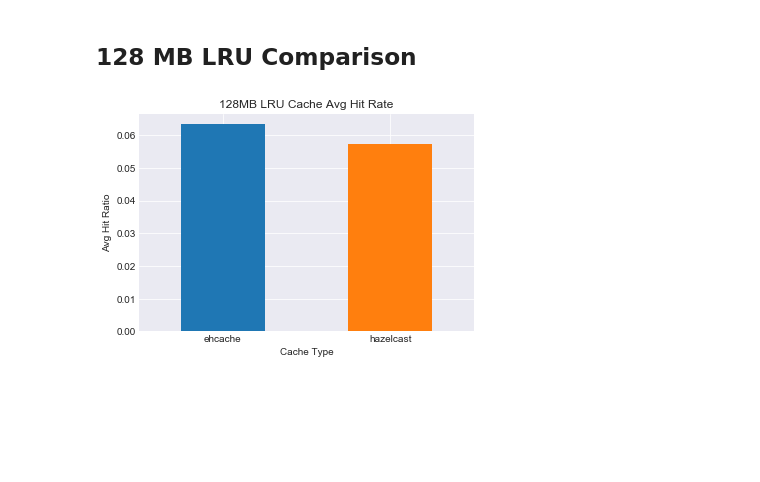
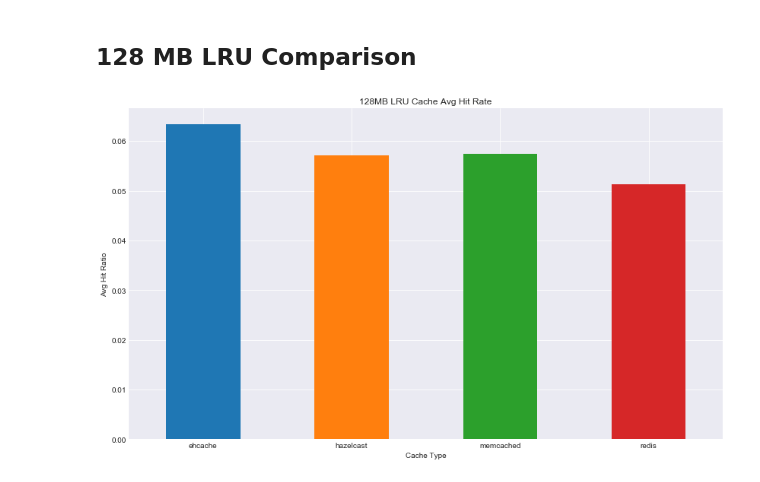
Before and after one commit to 1carew1/cachingrest_data_investigation, a Jupyter notebook: Cachingrest_Data_Investigation.ipynb, the cells around one changed output. Drawn from its saved outputs; the diff is of its cells as text; code cells hidden in the pictures; blank space fills up the shorter version.

Commit message:
Adding method to plot avg hit ratio

```diff
--- a/Cachingrest_Data_Investigation.ipynb
+++ b/Cachingrest_Data_Investigation.ipynb
@@ -45,6 +56,12 @@ class MainCacheAnalyseData:
         self.cache_initial_content_per_batch = cache_initial_content_per_batch
         self.cache_performance_per_batch = cache_performance_per_batch
         self.cache_remainder_per_batch = cache_remainder_per_batch
+    def __iter__(self):
+        yield 'batch_ids', self.batch_ids
+        yield 'cache_performance_metrics', self.cache_performance_metrics
+        yield 'cache_initial_content_per_batch', self.cache_initial_content_per_batch
+        yield 'cache_performance_per_batch', self.cache_performance_per_batch
+        yield 'cache_remainder_per_batch', self.cache_remainder_per_batch
 # %% [markdown]
 ### Constants
 # %%
@@ -167,4 +184,5 @@ def crunch_the_data(cache_type, cache_size_mb, eviction_policy):
     main_analyse_data = MainCacheAnalyseData(batch_ids, cache_performance_metrics, cache_initial_content_per_batch,
                                             cache_performance_per_batch, cache_remainder_per_batch)
 
-    return main_analyse_data
+    # Tried being smart but dictionary was just easiest way to go
+    return dict(main_analyse_data)
@@ -170,0 +191,4 @@ def crunch_the_data(cache_type, cache_size_mb, eviction_policy):
+# %%
+def obtain_batch_info(batch_id):
+    batch_info = batch_df.query("id == " + str(batch_id))
+    return batch_info
@@ -171,3 +197,29 @@ def crunch_the_data(cache_type, cache_size_mb, eviction_policy):
+# %%
+def plot_avg_hit_ratio(graph_title, *cache_analyse_data):
+    if(len(cache_analyse_data) <= 0):
+        print("Can't plot what I don't have")
+        return
+    cache_list = []
+    avg_hit_ratio_list = []
+    # Going to assume that all batch ids of main data analyse point to same cache type
+    for main_cache_analyse_data in  cache_analyse_data:
+        batch_info = obtain_batch_info(main_cache_analyse_data["batch_ids"][0])
+        avg_hit_ratio = compute_average_hit_ratio(main_cache_analyse_data["cache_performance_metrics"])
+        cache_type = batch_info.cache_type.tolist()[0]
+        cache_list.append(cache_type)
+        avg_hit_ratio_list.append(avg_hit_ratio)
+
+    d = {"cache": cache_list, "avg_hit_ratio" : avg_hit_ratio_list}
+    df = pd.DataFrame(data=d)
+    fig, ax = plt.subplots()
+
+    df['avg_hit_ratio'].plot.bar()
+
+    ax.set_xticklabels(df["cache"], rotation='horizontal')
+    plt.xlabel('Cache Type')
+    plt.ylabel('Avg Hit Ratio')
+    plt.title(graph_title)
+    plt.show()
 # %% [markdown]
 ### Global Data
 # %%
@@ -240,20 +391,10 @@ Sorry, No batches for : memcached , 128 , LRU
 # %% [markdown]
 ## 128 MB LRU Comparison
-# %%
-ehcache_lru_128_avg_hit_ratio = compute_average_hit_ratio(ehcache_lru_128_data.cache_performance_metrics)
-hazelcast_lru_128_avg_hit_ratio = compute_average_hit_ratio(hazelcast_lru_128_data.cache_performance_metrics)
-
-d = {"cache": ["ehcache", "hazelcast"],
-     "avg_hit_ratio" : [ehcache_lru_128_avg_hit_ratio, hazelcast_lru_128_avg_hit_ratio]}
-df = pd.DataFrame(data=d)
-fig, ax = plt.subplots()
-
-df['avg_hit_ratio'].plot.bar()
-
-ax.set_xticklabels(df["cache"], rotation='horizontal')
-plt.xlabel('Cache Type')
-plt.ylabel('Avg Hit Ratio')
-plt.title('128MB LRU Cache Avg Hit Rate')
-plt.show()
-# %% [output]
-[figure, removed]
+# %%
+plot_avg_hit_ratio("128MB LRU Cache Avg Hit Rate",
+                    ehcache_lru_128_data,
+                    hazelcast_lru_128_data,
+                    memcached_lru_128_data,
+                    redis_lru_128_data)
+# %% [output]
+[figure, added]
```
Also changed, not shown: parts of 24 cells of this notebook.
